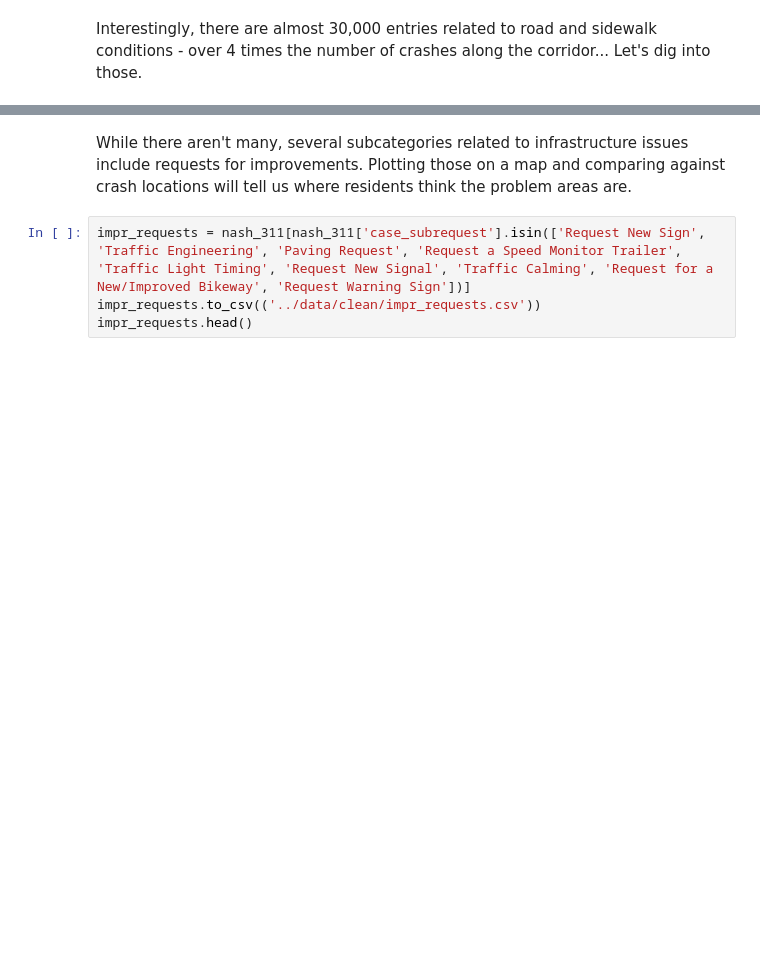
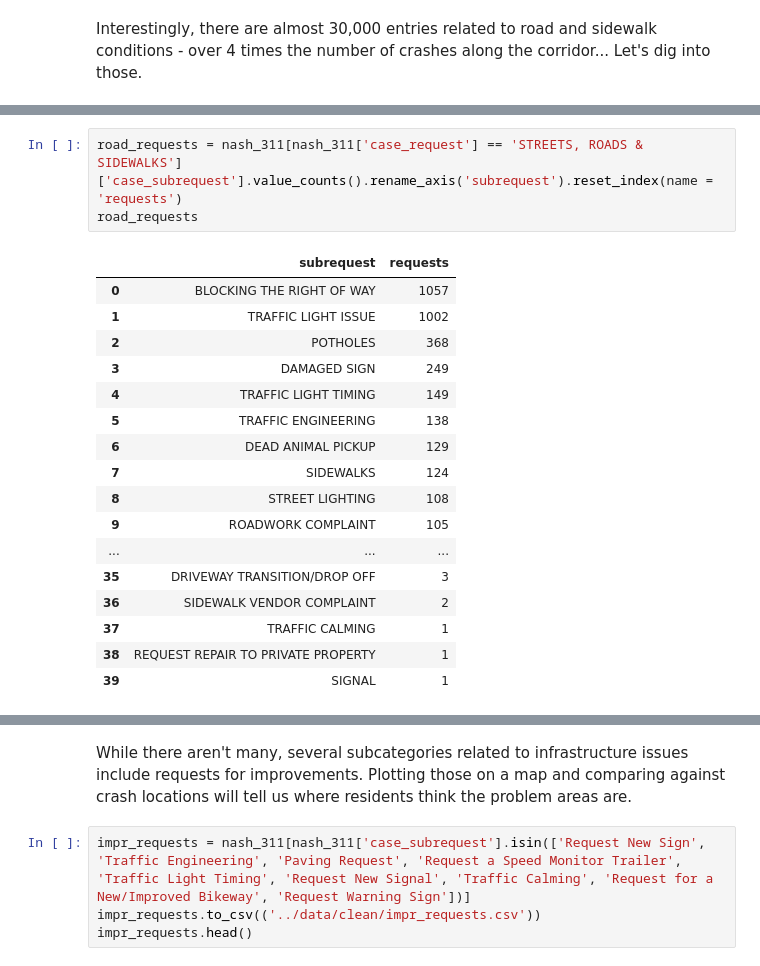
Before and after one commit to jchabinec/Making-Nashvilles-Streets-Safer, a Jupyter notebook: notebooks/eda.ipynb, the cells around one changed output, grey strips where cells are left out. Saved outputs shown, nothing was run; the diff lists cells and outputs as text; blank space fills up the shorter version.

```diff
--- a/notebooks/eda.ipynb
+++ b/notebooks/eda.ipynb
@@ -295,0 +296,21 @@ Series([], Name: count, dtype: int64)
+# %%
+road_requests = nash_311[nash_311['case_request'] == 'STREETS, ROADS & SIDEWALKS']['case_subrequest'].value_counts().rename_axis('subrequest').reset_index(name = 'requests')
+road_requests
+# %% [output]
+|  | subrequest | requests |
+| 0 | BLOCKING THE RIGHT OF WAY | 1057 |
+| 1 | TRAFFIC LIGHT ISSUE | 1002 |
+| 2 | POTHOLES | 368 |
+| 3 | DAMAGED SIGN | 249 |
+| 4 | TRAFFIC LIGHT TIMING | 149 |
+| 5 | TRAFFIC ENGINEERING | 138 |
+| 6 | DEAD ANIMAL PICKUP | 129 |
+| 7 | SIDEWALKS | 124 |
+| 8 | STREET LIGHTING | 108 |
+| 9 | ROADWORK COMPLAINT | 105 |
+| ... | ... | ... |
+| 35 | DRIVEWAY TRANSITION/DROP OFF | 3 |
+| 36 | SIDEWALK VENDOR COMPLAINT | 2 |
+| 37 | TRAFFIC CALMING | 1 |
+| 38 | REQUEST REPAIR TO PRIVATE PROPERTY | 1 |
+| 39 | SIGNAL | 1 |
```
Also changed, not shown: parts of 20 cells of this notebook, 10 other files.
